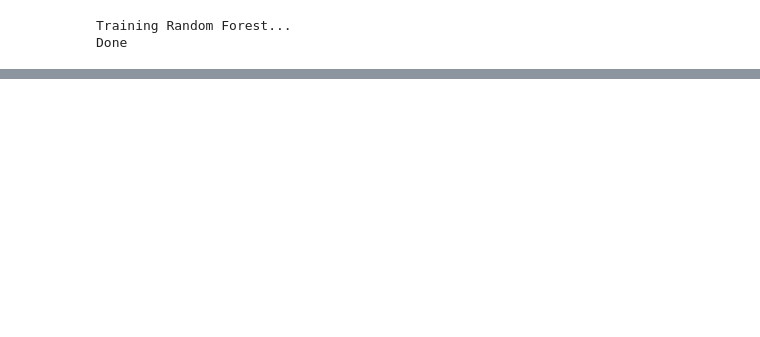
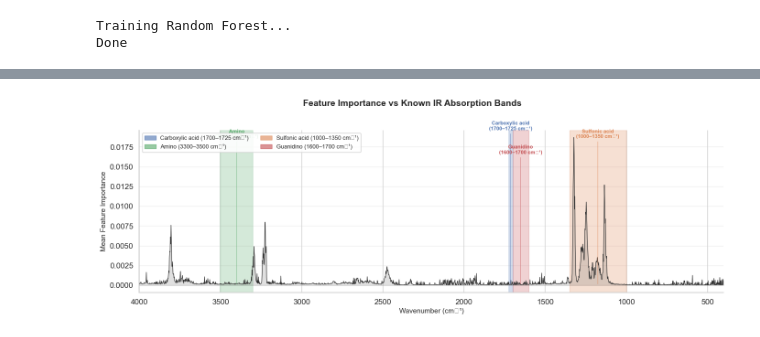
Before and after one commit to nikoof/4cblw010, a Jupyter notebook: old/training/random_forest.ipynb, the cells around one changed output, grey strips where cells are left out. Cells and saved outputs as stored; diff of their text form; code cells hidden in the pictures; blank space fills up the shorter version.

```diff
--- a/old/training/random_forest.ipynb
+++ b/old/training/random_forest.ipynb
@@ -7,7 +7,6 @@ from sklearn.ensemble import RandomForestClassifier
 from sklearn.multioutput import MultiOutputClassifier
 from sklearn.metrics import classification_report, f1_score
 
-df = pd.read_parquet(r"..\datasets\merged.parquet")
-df = df[df['ir_length'] == 1800].reset_index(drop=True)
+df = pd.read_parquet(r"C:\Users\20242732\Desktop\cbl\cbl_predictive_new\4cblw010\src\cbl\data\merged.parquet")
 print(f"Full dataset: {len(df)} samples")
 # %% [output]
@@ -47,18 +66,15 @@ Train: (6556, 1800), Test: (1640, 1800)
 # %%
-scaler = StandardScaler()
-X_train_sc = scaler.fit_transform(X_train)
-X_test_sc  = scaler.transform(X_test)
 
 print("\nTraining Random Forest...")
 rf = MultiOutputClassifier(
     RandomForestClassifier(
-        n_estimators  = 100,
+        n_estimators  = 300,
         class_weight  = 'balanced',
         random_state  = 42,
         n_jobs        = -1
     )
 )
-rf.fit(X_train_sc, y_train)
+rf.fit(X_train, y_train)
 print("Done")
 # %% [output]
 Training Random Forest...
@@ -267,0 +271,57 @@ Macro F1: 0.813
+# %%
+import matplotlib.pyplot as plt
+import matplotlib.patches as mpatches
+import numpy as np
+
+importances = np.mean([est.feature_importances_ for est in rf.estimators_], axis=0)
+wavenumbers = np.linspace(4000, 400, 1800)
+
+ABSORPTION_BANDS = {
+    'Carboxylic acid\n(1700–1725 cm⁻¹)': (1700, 1725, '#4C72B0'),
+    'Amino\n(3300–3500 cm⁻¹)':           (3300, 3500, '#55A868'),
+    'Sulfonic acid\n(1000–1350 cm⁻¹)':   (1000, 1350, '#DD8452'),
+    'Guanidino\n(1600–1700 cm⁻¹)':       (1600, 1700, '#C44E52'),
+}
+
+# Stagger heights for overlapping labels (carboxylic/guanidino are close)
+LABEL_HEIGHTS = {
+    'Carboxylic acid\n(1700–1725 cm⁻¹)': 0.0195,
+    'Amino\n(3300–3500 cm⁻¹)':           0.0185,
+    'Sulfonic acid\n(1000–1350 cm⁻¹)':   0.0185,
+    'Guanidino\n(1600–1700 cm⁻¹)':       0.0165,  # lower to avoid overlap with carboxylic
+}
+
+fig, ax = plt.subplots(figsize=(14, 5))
+fig.suptitle('Feature Importance vs Known IR Absorption Bands',
+             fontsize=14, fontweight='bold')
+
+ax.plot(wavenumbers, importances, color='#333333', lw=0.8, zorder=3)
+ax.fill_between(wavenumbers, importances, alpha=0.15, color='#333333', zorder=2)
+
+for label, (lo, hi, color) in ABSORPTION_BANDS.items():
+    ax.axvspan(lo, hi, alpha=0.25, color=color, zorder=1)
+    mid = (lo + hi) / 2
+    ax.annotate(
+        label,
+        xy=(mid, 0),
+        xytext=(mid, LABEL_HEIGHTS[label]),
+        ha='center', va='bottom',
+        fontsize=8, color=color, fontweight='bold',
+        arrowprops=dict(arrowstyle='-', color=color, lw=0.8, alpha=0.6)
+    )
+
+ax.set_xlim(4000, 400)
+ax.set_xlabel('Wavenumber (cm⁻¹)', fontsize=11)
+ax.set_ylabel('Mean Feature Importance', fontsize=11)
+ax.grid(axis='y', alpha=0.3)
+ax.spines[['top', 'right']].set_visible(False)
+
+patches = [mpatches.Patch(color=c, alpha=0.6, label=l.replace('\n', ' '))
+           for l, (_, _, c) in ABSORPTION_BANDS.items()]
+ax.legend(handles=patches, fontsize=9, loc='upper left', framealpha=0.9, ncol=2)
+
+plt.tight_layout()
+plt.savefig('feature_importance_bands.png', dpi=150, bbox_inches='tight')
+plt.show()
+# %% [output]
+[figure, added]
```
Also changed, not shown: parts of 14 cells of this notebook, 1 other file.
